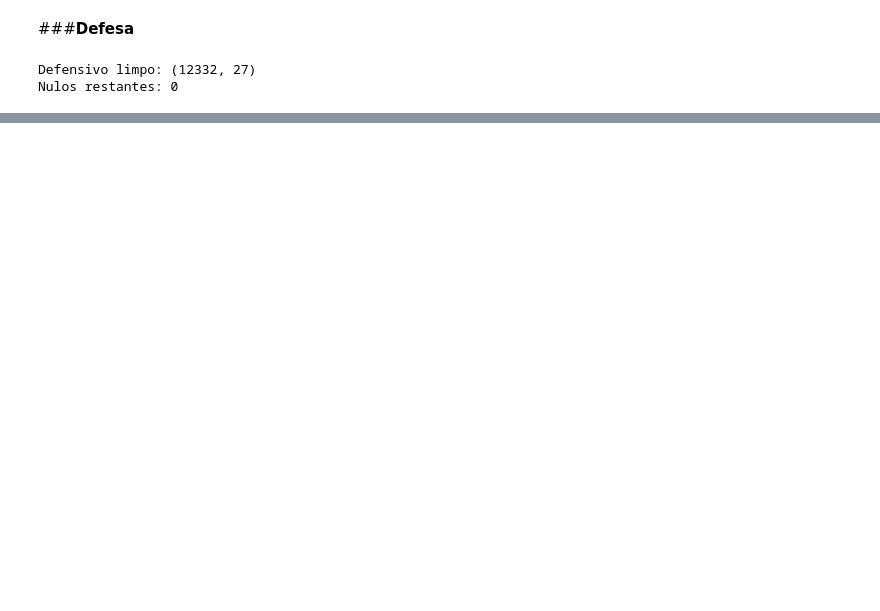
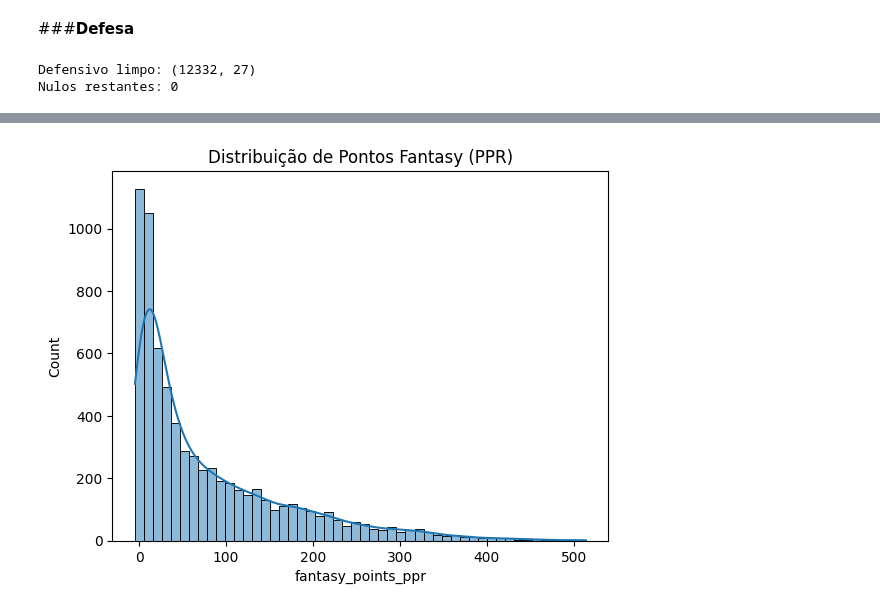
Before and after one commit to CarlosSotero/Analise_Estatistica_de_Salarios_em_Dados, a Jupyter notebook: NFL_Moderna.ipynb, the cells around one changed output, grey strips where cells are left out. Drawn from its saved outputs; the diff is of its cells as text; code cells hidden in the pictures; blank space fills up the shorter version.

```diff
--- a/NFL_Moderna.ipynb
+++ b/NFL_Moderna.ipynb
@@ -201,0 +436,7 @@ Amostra de 10 jogadores aleatórios da defesa:
+# %%
+# Distribuição de Potnos do Fantasy
+sns.histplot(df_ataque_limpo['fantasy_points_ppr'], bins=50, kde=True)
+plt.title('Distribuição de Pontos Fantasy (PPR)')
+plt.show()
+# %% [output]
+[figure, added]
```
Also changed, not shown: parts of 32 cells of this notebook.
